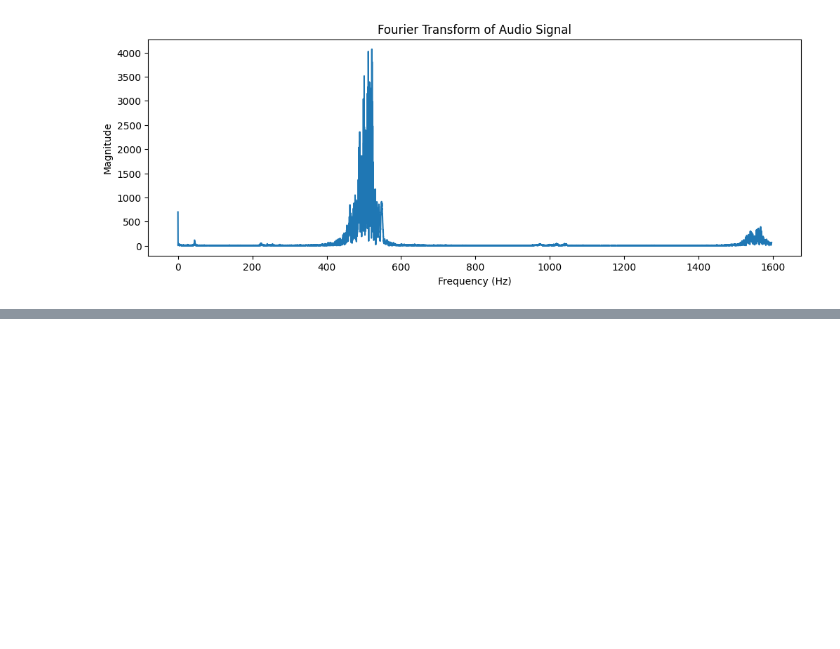
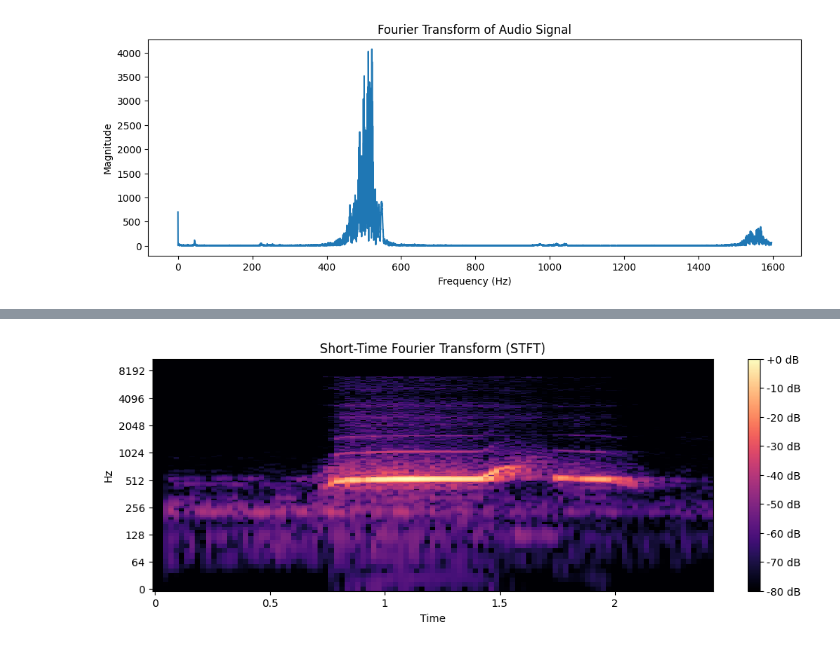
Before and after one commit to arizonaCameraLab/computationalImaging, a Jupyter notebook: Chapter2ForwardModels/FourierAnalysisOfSound.ipynb, the cells around one changed output, grey strips where cells are left out. Drawn from its saved outputs; the diff is of its cells as text; code cells hidden in the pictures; blank space fills up the shorter version.

```diff
--- a/Chapter2ForwardModels/FourierAnalysisOfSound.ipynb
+++ b/Chapter2ForwardModels/FourierAnalysisOfSound.ipynb
@@ -116,0 +151,18 @@ Text(0.5, 1.0, 'Fourier Transform of Audio Signal')
+# %%
+# prompt: plot the short time fourier transform of audio_data
+
+# Calculate short-time Fourier transform
+stft_data = librosa.stft(audio_data, n_fft=2048, hop_length=512, win_length=1024)
+
+# Magnitude spectrogram
+magnitude_spectrogram = np.abs(stft_data)
+
+# Plot the spectrogram
+plt.figure(figsize=(12, 4))
+librosa.display.specshow(librosa.amplitude_to_db(magnitude_spectrogram, ref=np.max),
+                         y_axis='log', x_axis='time', sr=sample_rate)
+plt.colorbar(format='%+2.0f dB')
+plt.title('Short-Time Fourier Transform (STFT)')
+plt.show()
+# %% [output]
+[figure, added]
```
Also changed, not shown: parts of 9 cells of this notebook.
